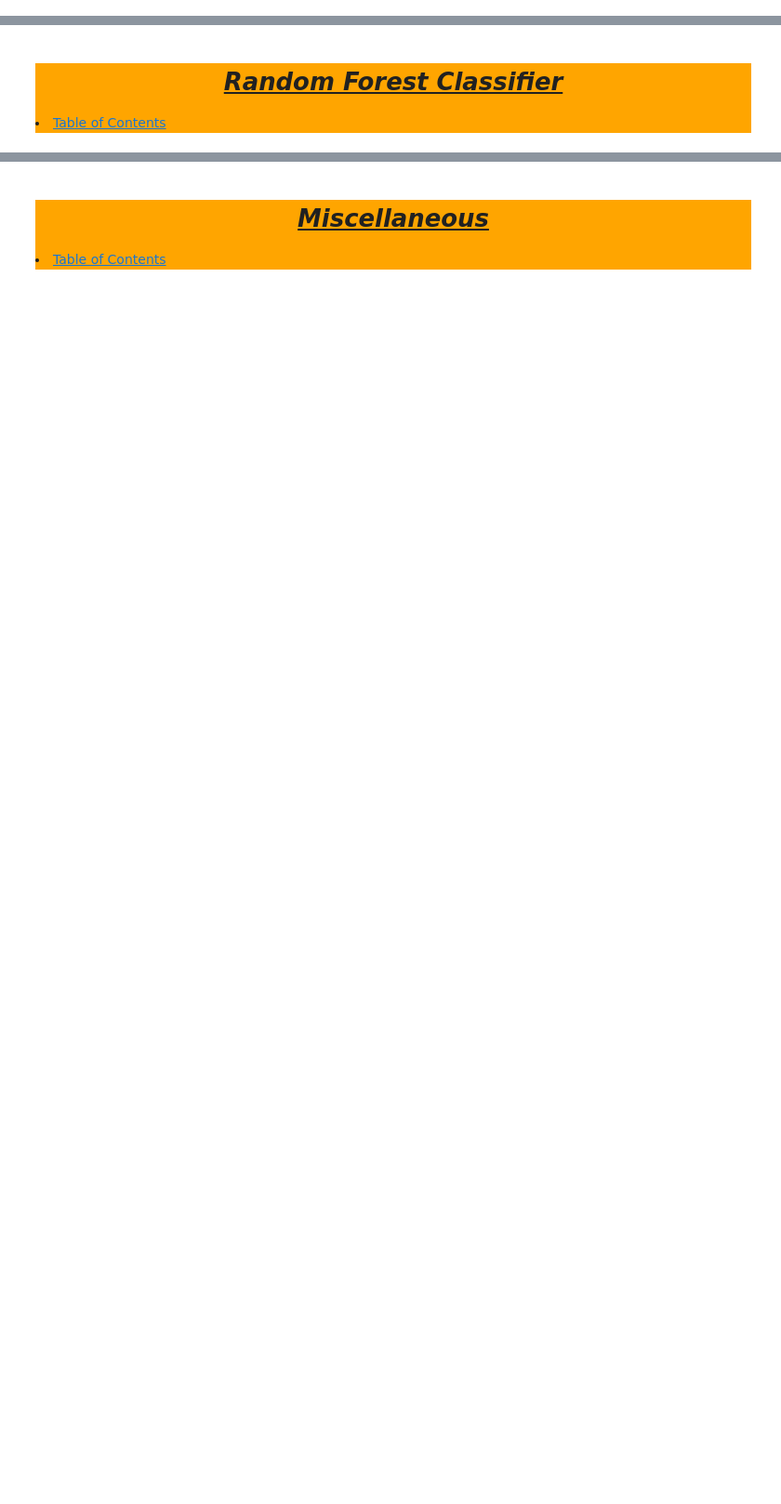
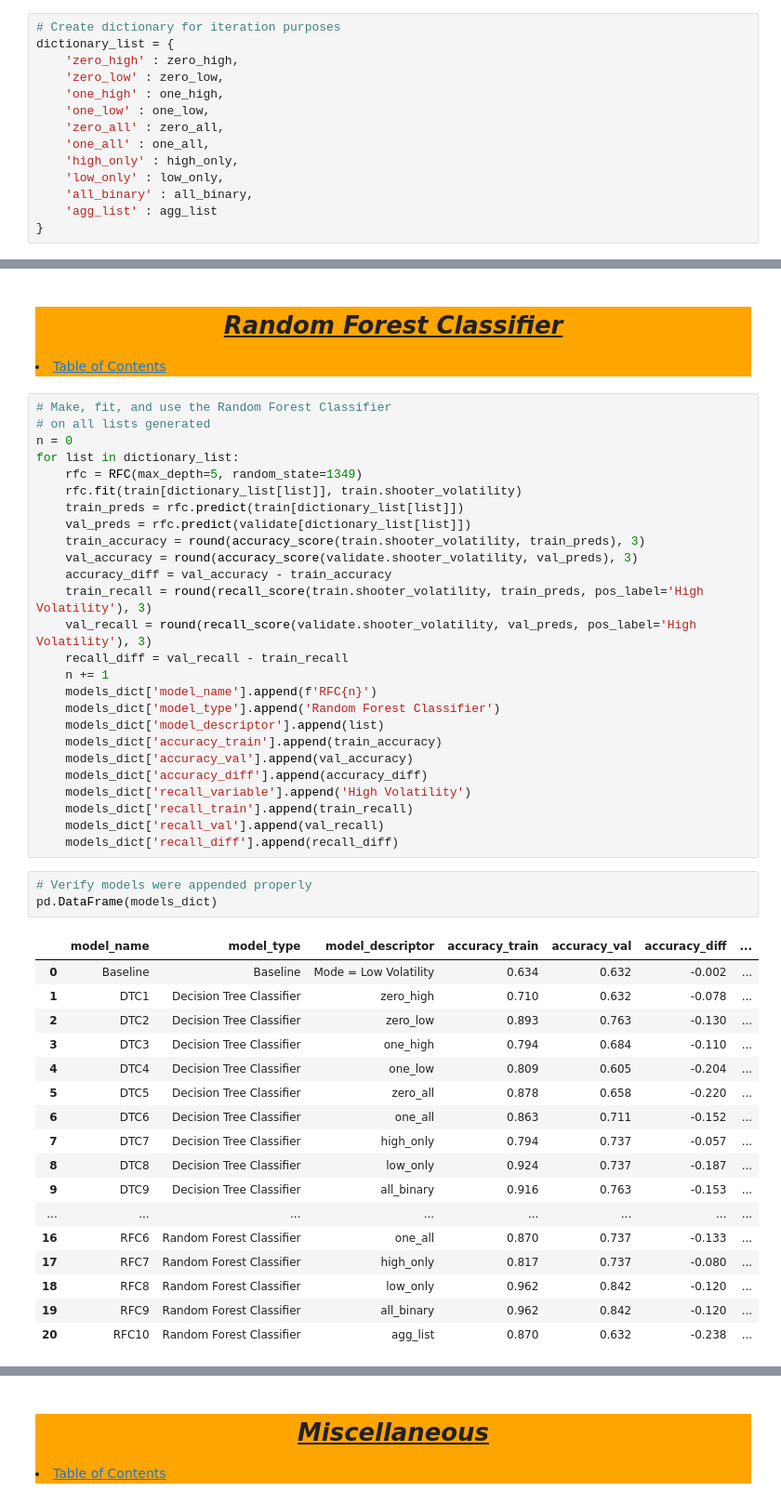
Before and after one commit to Jared-Wood135/mass-shooters-project, a Jupyter notebook: model.ipynb, the cells around one changed output, grey strips where cells are left out. Shown at 93% size. Drawn from its saved outputs; the diff is of its cells as text; blank space fills up the shorter version.

```diff
--- a/model.ipynb
+++ b/model.ipynb
@@ -112,0 +204,14 @@ pd.DataFrame(models_dict)
+# %%
+# Create dictionary for iteration purposes
+dictionary_list = {
+    'zero_high' : zero_high,
+    'zero_low' : zero_low,
+    'one_high' : one_high,
+    'one_low' : one_low,
+    'zero_all' : zero_all,
+    'one_all' : one_all,
+    'high_only' : high_only,
+    'low_only' : low_only,
+    'all_binary' : all_binary,
+    'agg_list' : agg_list
+}
@@ -124,5 +284,52 @@ pd.DataFrame(models_dict)
         Random Forest Classifier
     </h1></i></u></b>
 <li><a href='#TableOfContents'>Table of Contents</a></li>
+# %%
+# Make, fit, and use the Random Forest Classifier
+# on all lists generated
+n = 0
+for list in dictionary_list:
+    rfc = RFC(max_depth=5, random_state=1349)
+    rfc.fit(train[dictionary_list[list]], train.shooter_volatility)
+    train_preds = rfc.predict(train[dictionary_list[list]])
+    val_preds = rfc.predict(validate[dictionary_list[list]])
+    train_accuracy = round(accuracy_score(train.shooter_volatility, train_preds), 3)
+    val_accuracy = round(accuracy_score(validate.shooter_volatility, val_preds), 3)
+    accuracy_diff = val_accuracy - train_accuracy
+    train_recall = round(recall_score(train.shooter_volatility, train_preds, pos_label='High Volatility'), 3)
+    val_recall = round(recall_score(validate.shooter_volatility, val_preds, pos_label='High Volatility'), 3)
+    recall_diff = val_recall - train_recall
+    n += 1
+    models_dict['model_name'].append(f'RFC{n}')
+    models_dict['model_type'].append('Random Forest Classifier')
+    models_dict['model_descriptor'].append(list)
+    models_dict['accuracy_train'].append(train_accuracy)
+    models_dict['accuracy_val'].append(val_accuracy)
+    models_dict['accuracy_diff'].append(accuracy_diff)
+    models_dict['recall_variable'].append('High Volatility')
+    models_dict['recall_train'].append(train_recall)
+    models_dict['recall_val'].append(val_recall)
+    models_dict['recall_diff'].append(recall_diff)
+# %%
+# Verify models were appended properly
+pd.DataFrame(models_dict)
+# %% [output]
+|  | model_name | model_type | model_descriptor | accuracy_train | accuracy_val | accuracy_diff | ... |
+| 0 | Baseline | Baseline | Mode = Low Volatility | 0.634 | 0.632 | -0.002 | ... |
+| 1 | DTC1 | Decision Tree Classifier | zero_high | 0.710 | 0.632 | -0.078 | ... |
+| 2 | DTC2 | Decision Tree Classifier | zero_low | 0.893 | 0.763 | -0.130 | ... |
+| 3 | DTC3 | Decision Tree Classifier | one_high | 0.794 | 0.684 | -0.110 | ... |
+| 4 | DTC4 | Decision Tree Classifier | one_low | 0.809 | 0.605 | -0.204 | ... |
+| 5 | DTC5 | Decision Tree Classifier | zero_all | 0.878 | 0.658 | -0.220 | ... |
+| 6 | DTC6 | Decision Tree Classifier | one_all | 0.863 | 0.711 | -0.152 | ... |
+| 7 | DTC7 | Decision Tree Classifier | high_only | 0.794 | 0.737 | -0.057 | ... |
+| 8 | DTC8 | Decision Tree Classifier | low_only | 0.924 | 0.737 | -0.187 | ... |
+| 9 | DTC9 | Decision Tree Classifier | all_binary | 0.916 | 0.763 | -0.153 | ... |
+| ... | ... | ... | ... | ... | ... | ... | ... |
+| 16 | RFC6 | Random Forest Classifier | one_all | 0.870 | 0.737 | -0.133 | ... |
+| 17 | RFC7 | Random Forest Classifier | high_only | 0.817 | 0.737 | -0.080 | ... |
+| 18 | RFC8 | Random Forest Classifier | low_only | 0.962 | 0.842 | -0.120 | ... |
+| 19 | RFC9 | Random Forest Classifier | all_binary | 0.962 | 0.842 | -0.120 | ... |
+| 20 | RFC10 | Random Forest Classifier | agg_list | 0.870 | 0.632 | -0.238 | ... |
 # %% [markdown]
 <div style='background-color: orange'>
```
Also changed, not shown: parts of 26 cells of this notebook.
